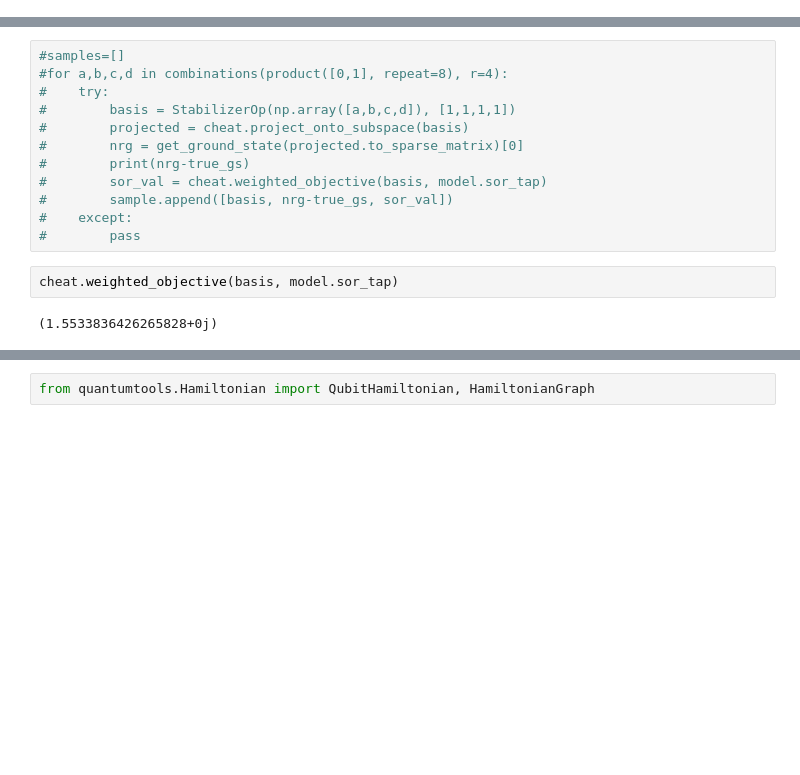
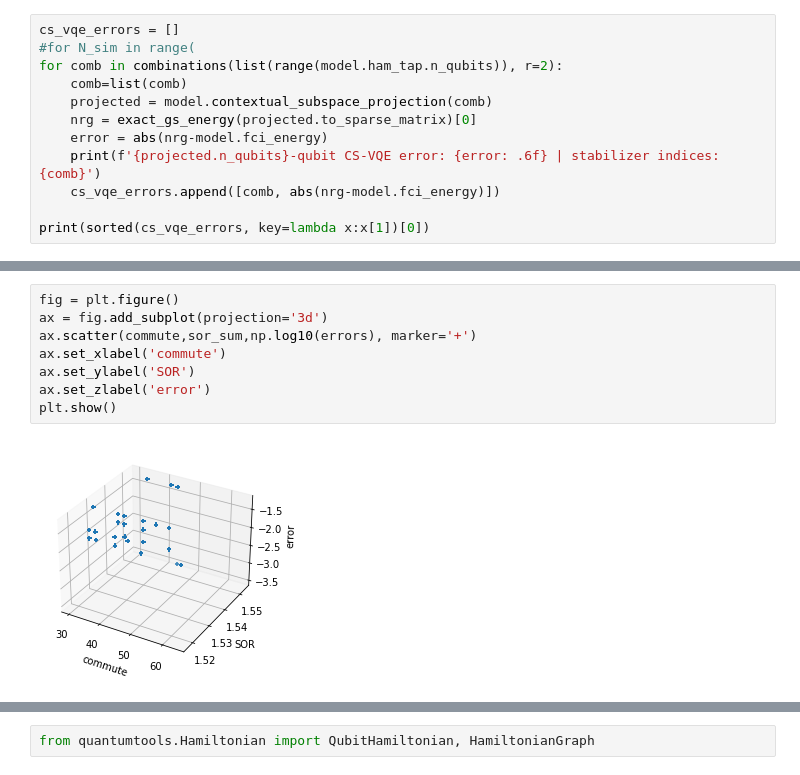
Before and after one commit to UCL-CCS/symmer, a Jupyter notebook: notebooks/sandbox.ipynb, the cells around one changed output, grey strips where cells are left out. Cells and saved outputs as stored; diff of their text form; blank space fills up the shorter version.

```diff
--- a/notebooks/sandbox.ipynb
+++ b/notebooks/sandbox.ipynb
@@ -75,0 +190,12 @@ print(true_gs)
+# %%
+cs_vqe_errors = []
+#for N_sim in range(
+for comb in combinations(list(range(model.ham_tap.n_qubits)), r=2):
+    comb=list(comb)
+    projected = model.contextual_subspace_projection(comb)
+    nrg = exact_gs_energy(projected.to_sparse_matrix)[0]
+    error = abs(nrg-model.fci_energy)
+    print(f'{projected.n_qubits}-qubit CS-VQE error: {error: .6f} | stabilizer indices: {comb}')
+    cs_vqe_errors.append([comb, abs(nrg-model.fci_energy)])
+
+print(sorted(cs_vqe_errors, key=lambda x:x[1])[0])
@@ -128,16 +322,10 @@ plt.show()
-# %%
-#samples=[]
-#for a,b,c,d in combinations(product([0,1], repeat=8), r=4):
-#    try:
-#        basis = StabilizerOp(np.array([a,b,c,d]), [1,1,1,1])
-#        projected = cheat.project_onto_subspace(basis)
-#        nrg = get_ground_state(projected.to_sparse_matrix)[0]
-#        print(nrg-true_gs)
-#        sor_val = cheat.weighted_objective(basis, model.sor_tap)
-#        sample.append([basis, nrg-true_gs, sor_val])
-#    except:
-#        pass
-# %%
-cheat.weighted_objective(basis, model.sor_tap)
-# %% [output]
-(1.5533836426265828+0j)
+# %%
+fig = plt.figure()
+ax = fig.add_subplot(projection='3d')
+ax.scatter(commute,sor_sum,np.log10(errors), marker='+')
+ax.set_xlabel('commute')
+ax.set_ylabel('SOR')
+ax.set_zlabel('error')
+plt.show()
+# %% [output]
+[figure, added]
```
Also changed, not shown: parts of 24 cells of this notebook, 1 other file.
